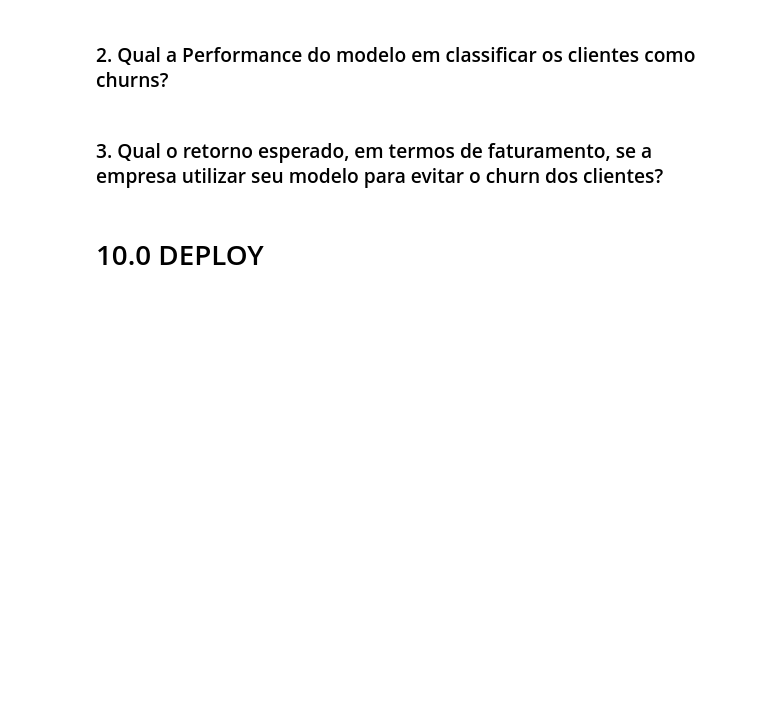
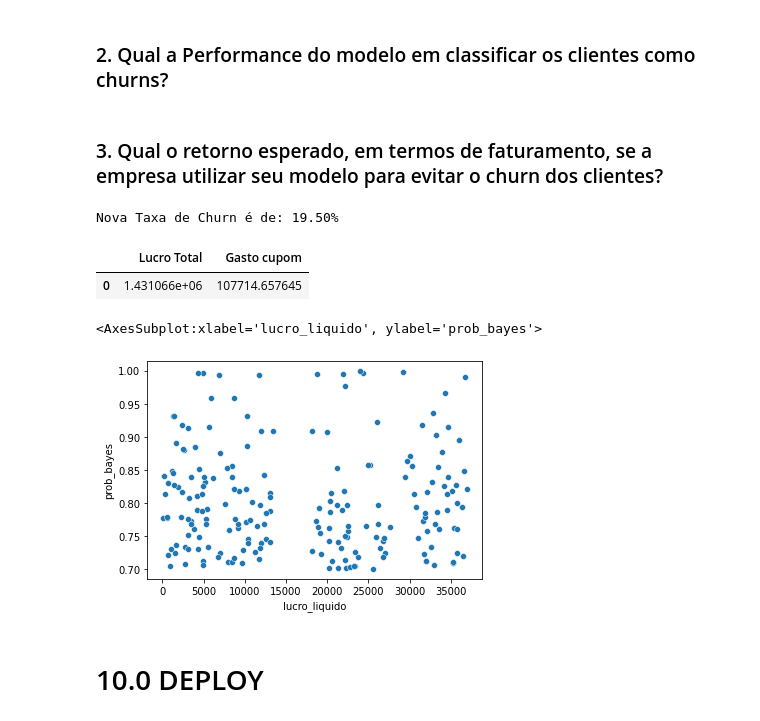
Before and after one commit to Jhonatanslopes/Bank-Customer-Churn, a Jupyter notebook: Notebook/notebook.ipynb, the cells around one changed output. Saved outputs shown, nothing was run; the diff lists cells and outputs as text; code cells hidden in the pictures; blank space fills up the shorter version.

```diff
--- a/Notebook/notebook.ipynb
+++ b/Notebook/notebook.ipynb
@@ -903,0 +975,22 @@ data_scored = x_test.sort_values(by='is_churn', ascending=False)
+# %%
+# CLIENTES QUE RECEBRAO O CUPOM DE DESCONTO:
+churn = performance[performance['prob_bayes'] > 0.80].copy()
+churn.sort_values(by='prob_bayes', ascending=False)
+
+
+# reverse transformation in salary
+churn['estimated_salary'] = mms_salary.inverse_transform(churn[['estimated_salary']].values)
+
+
+# salario medio banco
+salary_bank = churn['estimated_salary'].mean()
+
+# verify conditions
+churn['lucro_bruto'] = churn['estimated_salary'].apply(lambda x: (x * 20) / 100 if x > salary_bank else (x * 15) / 100)
+
+churn['discount_customer'] = (churn['lucro_bruto'] * 7) / 100
+churn['lucro_liquido'] = (churn['lucro_bruto'] - churn['discount_customer'])
+
+metrics_business = churn[['estimated_salary', 'prob_bayes', 'discount_customer', 'lucro_bruto', 'lucro_liquido']].copy()
+
+print('Budget de desconto aos clientes (Total): {:.2f}'.format(metrics_business['discount_customer'].sum()))
@@ -915,6 +1010,26 @@ Taxa de Churn atual é de: 20.37%
 ### 2. Qual a Performance do modelo em classificar os clientes como churns?
 # %% [markdown]
 ### 3. Qual o retorno esperado, em termos de faturamento, se a empresa utilizar seu modelo para evitar o churn dos clientes?
+# %%
+metrics = churn[['estimated_salary', 'prob_bayes', 'discount_customer', 'lucro_bruto', 'lucro_liquido']]
+
+total_discount = metrics['discount_customer'].sum()
+total_fat = metrics['lucro_liquido'].sum()
+
+n_exited = len(df1[df1['exited'] == 1]) - len(metrics)
+tax_churn = (n_exited / n_customers) * 100
+print('Nova Taxa de Churn é de: {:.2f}%'.format(tax_churn))
+
+pd.DataFrame({'Lucro Total': total_fat, 'Gasto cupom': total_discount}, index=[0])
+# %% [output]
+Nova Taxa de Churn é de: 19.50%
+|  | Lucro Total | Gasto cupom |
+| 0 | 1.431066e+06 | 107714.657645 |
+# %%
+sns.scatterplot(x='lucro_liquido', y='prob_bayes', data=metrics)
+# %% [output]
+<AxesSubplot:xlabel='lucro_liquido', ylabel='prob_bayes'>
+[figure, added]
 # %% [markdown]
 # 10.0 DEPLOY
 # %% [markdown]
```
Also changed, not shown: parts of 19 cells of this notebook.
